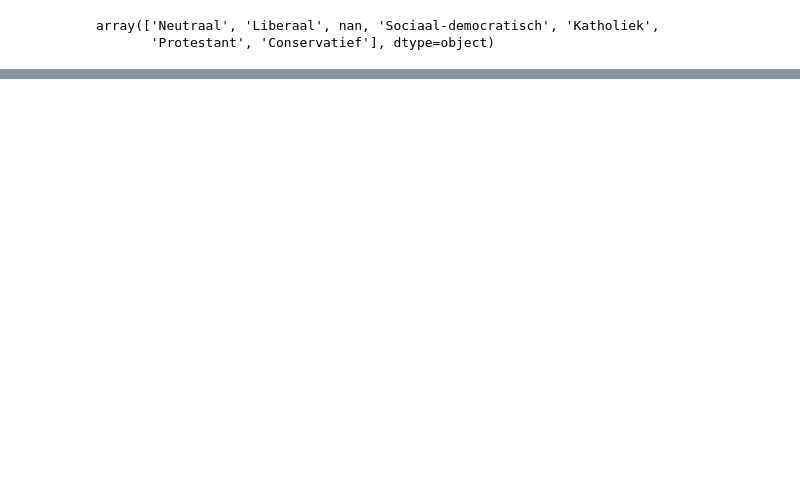
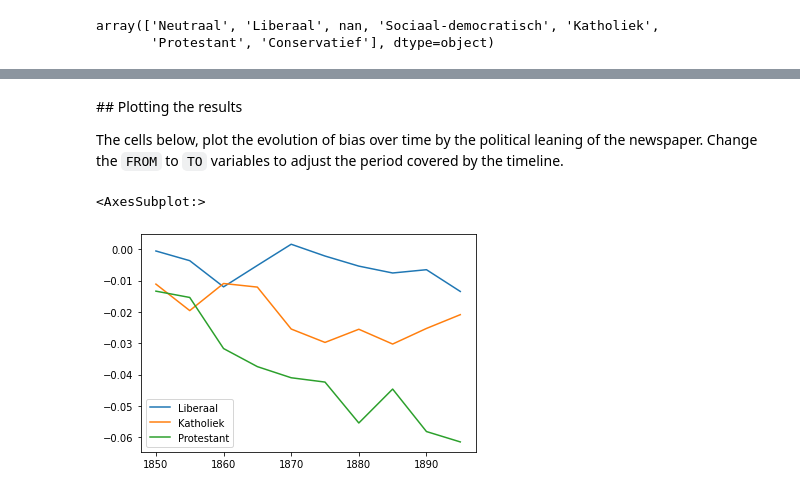
Before and after one commit to KBNLresearch/WordEmbeddingPlayground, a Jupyter notebook: code/Bias/Explore_bias.ipynb, the cells around one changed output, grey strips where cells are left out. Drawn from its saved outputs; the diff is of its cells as text; code cells hidden in the pictures; blank space fills up the shorter version.

```diff
--- a/code/Bias/Explore_bias.ipynb
+++ b/code/Bias/Explore_bias.ipynb
@@ -208,9 +216,4 @@ model_early.most_similar('emotie',topn=20)
 # %%
-target_list = ['kind',"kiud",'kinderen','kindje','kiud','zuigeling','kiad']
-# target_list = ['wellust','wellustige',"wellustig",'hartstocht',
-#                "wulpschheid",'hartstogt','begeerten','verlangen',
-#                "zingenot","smachtende","dartele",'driften','hartstochten']
-# target_list = ["huisselijk","huiselgk","huiselyk","gezellig","familieleven"]
 target_list = ["emotie","ontroering", "gemoedsbeweging", "opgewondenheid", "agitatie",
                 "aandoening", "gemoedsaandoening", "sensatie", "fenfatie",
                "emoties","ontroeringen","opwinding"]
@@ -222,16 +245,17 @@ target_list = ["emotie","ontroering", "gemoedsbeweging", "opgewondenheid", "agit
+# %%
+FINETUNED = False
 # %%
 results = {}
-finetuned = False
-if finetuned:
+if FINETUNED:
     base_bias = compute_bias(female_words,male_words,target_list,base_model)
 else:
     base_bias = .0
 
 for year in tqdm(years):
     lib_model = Word2Vec.load(str(liberaal_models[year]))
-    lib_bias = compute_bias(female_words,male_words,target_list,lib_model) + base_bias
+    lib_bias = compute_bias(female_words,male_words,target_list,lib_model) - base_bias
     kath_model = Word2Vec.load(str(katholiek_models[year]))
-    kath_bias = compute_bias(female_words,male_words,target_list,kath_model) + base_bias
+    kath_bias = compute_bias(female_words,male_words,target_list,kath_model) - base_bias
     protestant_model = Word2Vec.load(str(protestant_models[year]))
-    protestant_bias = compute_bias(female_words,male_words,target_list,protestant_model) + base_bias
+    protestant_bias = compute_bias(female_words,male_words,target_list,protestant_model) - base_bias
     results[year] = (lib_bias,kath_bias,protestant_bias)
@@ -238,6 +280,16 @@ for year in tqdm(years):
+# %% [markdown]
+## Plotting the results
+
+The cells below, plot the evolution of bias over time by the political leaning of the newspaper. Change the `FROM` to `TO` variables to adjust the period covered by the timeline.
+# %%
+FROM= 1850
+TO = 1910
 # %%
 df_result = pd.DataFrame(results).T#.plot()
 df_result.columns = ["Liberaal", "Katholiek", "Protestant"]
-df_result.loc[1850:].plot()
+df_result.loc[FROM:TO].plot()
+# %% [output]
+<AxesSubplot:>
+[figure, added]
 # %%
 df_result["Average"] = df_result.mean(axis=1)
```
Also changed, not shown: parts of 78 cells of this notebook, 3 other files.
